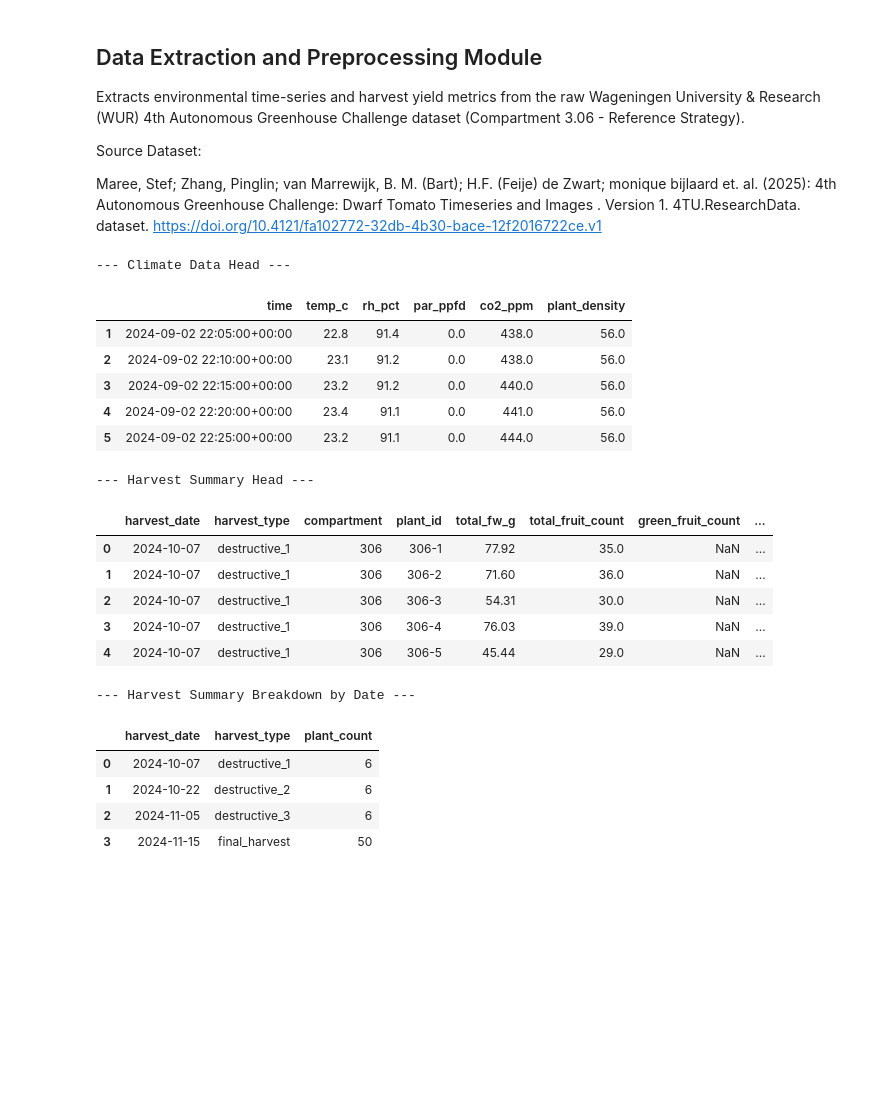
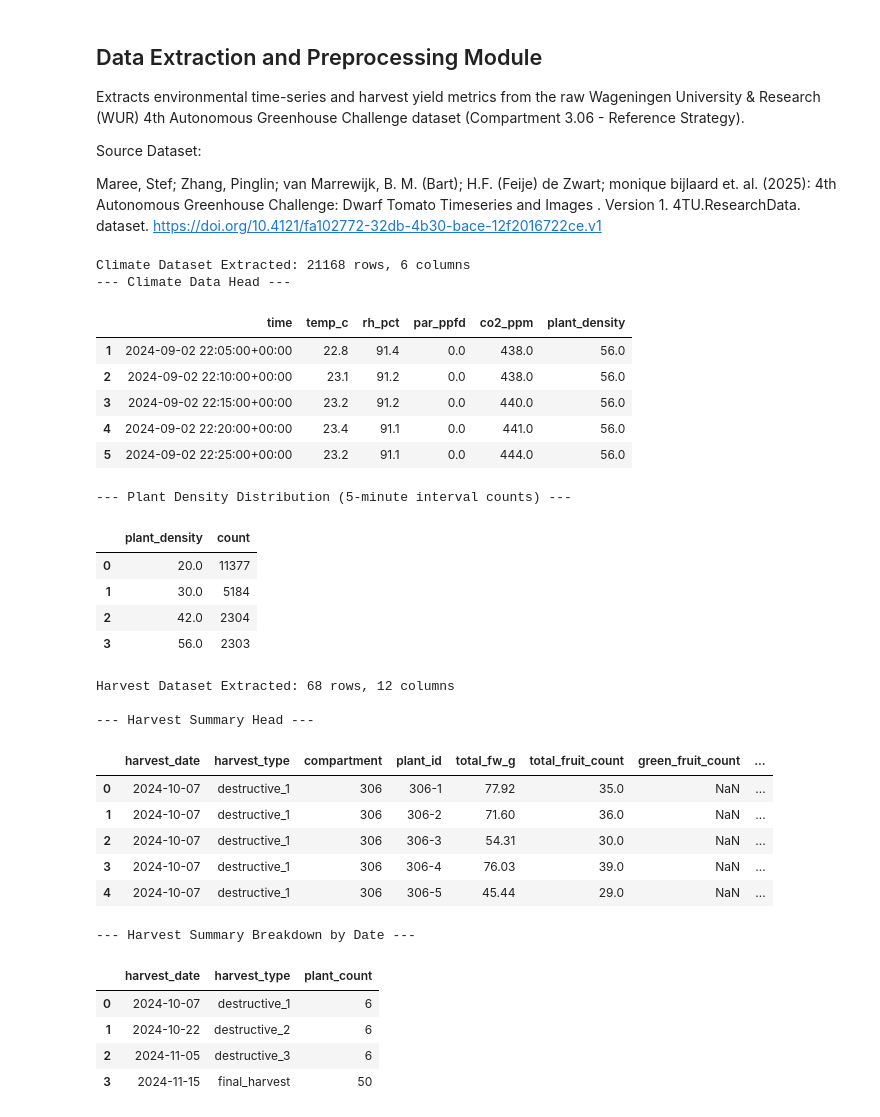
Before and after one commit to suleymagination/mechanistic-tomato-crop-model, a Jupyter notebook: notebooks/extract_data.ipynb, the cells around one changed output. Drawn from its saved outputs; the diff is of its cells as text; code cells hidden in the pictures; blank space fills up the shorter version.

```diff
--- a/notebooks/extract_data.ipynb
+++ b/notebooks/extract_data.ipynb
@@ -17,10 +17,9 @@ import pandas as pd
 
 def extract_greenhouse_climate_data(
     input_filepath: str = "https://raw.githubusercontent.com/suleymagination/mechanistic-tomato-crop-model/main/data/reference.csv",
-    output_filepath: str = "../data/sample_greenhouse_climate.csv",
-    hours_to_extract: int = 168,
+    output_filepath: str = "../data/greenhouse_climate.csv",
 ) -> pd.DataFrame:
-    """Extracts and standardizes microclimate time-series parameters."""
+    """Extracts and standardizes the complete microclimate time-series parameters."""
     target_columns = {
         "time": "time",
         "compartment/air_temperature": "temp_c",
@@ -32,32 +31,28 @@ def extract_greenhouse_climate_data(
 
     df_raw = pd.read_csv(input_filepath)
 
-    # Forward-fill plant_density (spacing changes are only recorded at change events)
+    # Forward-fill plant_density (spacing changes are only logged at event timestamps)
     df_raw["dwarf_tomato/plant_density"] = df_raw["dwarf_tomato/plant_density"].ffill()
 
-    # Filter target columns and drop rows with missing sensor readings
+    # Extract required columns and drop missing sensor readings
     df_climate = df_raw[list(target_columns.keys())].dropna()
     df_climate = df_climate.rename(columns=target_columns)
 
     # Standardize timestamp parsing
     df_climate["time"] = pd.to_datetime(df_climate["time"], utc=True)
 
-    # Convert hours to rows (5-minute interval data = 12 records per hour)
-    total_rows = hours_to_extract * 12
-    df_subset = df_climate.head(total_rows)
+    # Export complete dataset (21,168 records spanning full cultivation cycle)
+    Path(output_filepath).parent.mkdir(parents=True, exist_ok=True)
+    df_climate.to_csv(output_filepath, index=False)
 
-    # Export sanitized output
-    Path(output_filepath).parent.mkdir(parents=True, exist_ok=True)
-    df_subset.to_csv(output_filepath, index=False)
-
-    return df_subset
+    return df_climate
 
 
 def extract_harvest_summary_data(
     input_filepath: str = "https://raw.githubusercontent.com/suleymagination/mechanistic-tomato-crop-model/main/data/Harvest.xlsx",
     output_filepath: str = "../data/harvest_summary.csv",
 ) -> pd.DataFrame:
-    """Parses and consolidates harvest yield metrics across all harvest dates for Compartment 3.06."""
+    """Parses and consolidates all individual plant harvest metrics across all harvest dates for Compartment 3.06."""
 
     harvest_sheets = [
         ("Destructive harvest 7-10-24", "2024-10-07", "destructive_1"),
@@ -71,18 +66,17 @@ def extract_harvest_summary_data(
     for sheet_name, harvest_date, harvest_type in harvest_sheets:
         df_sheet = pd.read_excel(input_filepath, sheet_name=sheet_name)
 
-        # Normalize column names (strip trailing spaces)
+        # Normalize column names (strip whitespace)
         df_sheet.columns = [str(c).strip() for c in df_sheet.columns]
 
-        # Filter rows corresponding to Compartment 3.06 individual plant samples
         if "plant" not in df_sheet.columns:
             continue
 
         df_sheet["plant"] = df_sheet["plant"].astype(str).str.strip()
+        # Filter strictly for individual plant records (306-1, 306-2, ..., 306-50)
         df_306 = df_sheet[df_sheet["plant"].str.startswith("306-")].copy()
 
         for _, row in df_306.iterrows():
-            # Extract fresh weights and fruit counts with fallbacks across sheets
             total_fw = row.get("FW tot", row.get("FW", None))
             total_count = row.get("# tot", row.get("#tot", row.get("# tom", None)))
 
@@ -112,47 +106,62 @@ def extract_harvest_summary_data(
 
     df_harvest_summary = pd.DataFrame(all_harvest_records)
 
-    # Export sanitized output
+    # Export complete dataset (68 plant records across all harvest dates)
     Path(output_filepath).parent.mkdir(parents=True, exist_ok=True)
     df_harvest_summary.to_csv(output_filepath, index=False)
 
     return df_harvest_summary
 
 
 if __name__ == "__main__":
     climate_data_url = "https://raw.githubusercontent.com/suleymagination/mechanistic-tomato-crop-model/main/data/reference.csv"
     harvest_data_url = "https://raw.githubusercontent.com/suleymagination/mechanistic-tomato-crop-model/main/data/Harvest.xlsx"
 
     climate_df = extract_greenhouse_climate_data(input_filepath=climate_data_url)
     harvest_df = extract_harvest_summary_data(input_filepath=harvest_data_url)
 
-    # Display sample outputs in Google Colab / Jupyter
+    # Display outputs, dataset dimensions, and plant density distribution
+    print(f"Climate Dataset Extracted: {climate_df.shape[0]} rows, {climate_df.shape[1]} columns")
     print("--- Climate Data Head ---")
     display(climate_df.head(5))
+
+    print("\n--- Plant Density Distribution (5-minute interval counts) ---")
+    display(climate_df["plant_density"].value_counts().reset_index(name="count"))
+
+    print(f"\nHarvest Dataset Extracted: {harvest_df.shape[0]} rows, {harvest_df.shape[1]} columns")
 
     print("\n--- Harvest Summary Head ---")
     display(harvest_df.head(5))
 
     print("\n--- Harvest Summary Breakdown by Date ---")
     display(harvest_df.groupby(["harvest_date", "harvest_type"]).size().reset_index(name="plant_count"))
 # %% [output]
+Climate Dataset Extracted: 21168 rows, 6 columns
 --- Climate Data Head ---
 |  | time | temp_c | rh_pct | par_ppfd | co2_ppm | plant_density |
 | 1 | 2024-09-02 22:05:00+00:00 | 22.8 | 91.4 | 0.0 | 438.0 | 56.0 |
 | 2 | 2024-09-02 22:10:00+00:00 | 23.1 | 91.2 | 0.0 | 438.0 | 56.0 |
 | 3 | 2024-09-02 22:15:00+00:00 | 23.2 | 91.2 | 0.0 | 440.0 | 56.0 |
 | 4 | 2024-09-02 22:20:00+00:00 | 23.4 | 91.1 | 0.0 | 441.0 | 56.0 |
 | 5 | 2024-09-02 22:25:00+00:00 | 23.2 | 91.1 | 0.0 | 444.0 | 56.0 |
---- Harvest Summary Head ---
+--- Plant Density Distribution (5-minute interval counts) ---
-|  | harvest_date | harvest_type | compartment | plant_id | total_fw_g | total_fruit_count | green_fruit_count | ... |
-| 0 | 2024-10-07 | destructive_1 | 306 | 306-1 | 77.92 | 35.0 | NaN | ... |
-| 1 | 2024-10-07 | destructive_1 | 306 | 306-2 | 71.60 | 36.0 | NaN | ... |
-| 2 | 2024-10-07 | destructive_1 | 306 | 306-3 | 54.31 | 30.0 | NaN | ... |
-| 3 | 2024-10-07 | destructive_1 | 306 | 306-4 | 76.03 | 39.0 | NaN | ... |
-| 4 | 2024-10-07 | destructive_1 | 306 | 306-5 | 45.44 | 29.0 | NaN | ... |
+|  | plant_density | count |
+| 0 | 20.0 | 11377 |
+| 1 | 30.0 | 5184 |
+| 2 | 42.0 | 2304 |
+| 3 | 56.0 | 2303 |
---- Harvest Summary Breakdown by Date ---
+Harvest Dataset Extracted: 68 rows, 12 columns
+
+--- Harvest Summary Head ---
-|  | harvest_date | harvest_type | plant_count |
-| 0 | 2024-10-07 | destructive_1 | 6 |
-| 1 | 2024-10-22 | destructive_2 | 6 |
-| 2 | 2024-11-05 | destructive_3 | 6 |
-| 3 | 2024-11-15 | final_harvest | 50 |
+|  | harvest_date | harvest_type | compartment | plant_id | total_fw_g | total_fruit_count | green_fruit_count | ... |
+| 0 | 2024-10-07 | destructive_1 | 306 | 306-1 | 77.92 | 35.0 | NaN | ... |
+| 1 | 2024-10-07 | destructive_1 | 306 | 306-2 | 71.60 | 36.0 | NaN | ... |
+| 2 | 2024-10-07 | destructive_1 | 306 | 306-3 | 54.31 | 30.0 | NaN | ... |
+| 3 | 2024-10-07 | destructive_1 | 306 | 306-4 | 76.03 | 39.0 | NaN | ... |
+| 4 | 2024-10-07 | destructive_1 | 306 | 306-5 | 45.44 | 29.0 | NaN | ... |
+--- Harvest Summary Breakdown by Date ---
+|  | harvest_date | harvest_type | plant_count |
+| 0 | 2024-10-07 | destructive_1 | 6 |
+| 1 | 2024-10-22 | destructive_2 | 6 |
+| 2 | 2024-11-05 | destructive_3 | 6 |
+| 3 | 2024-11-15 | final_harvest | 50 |
```
